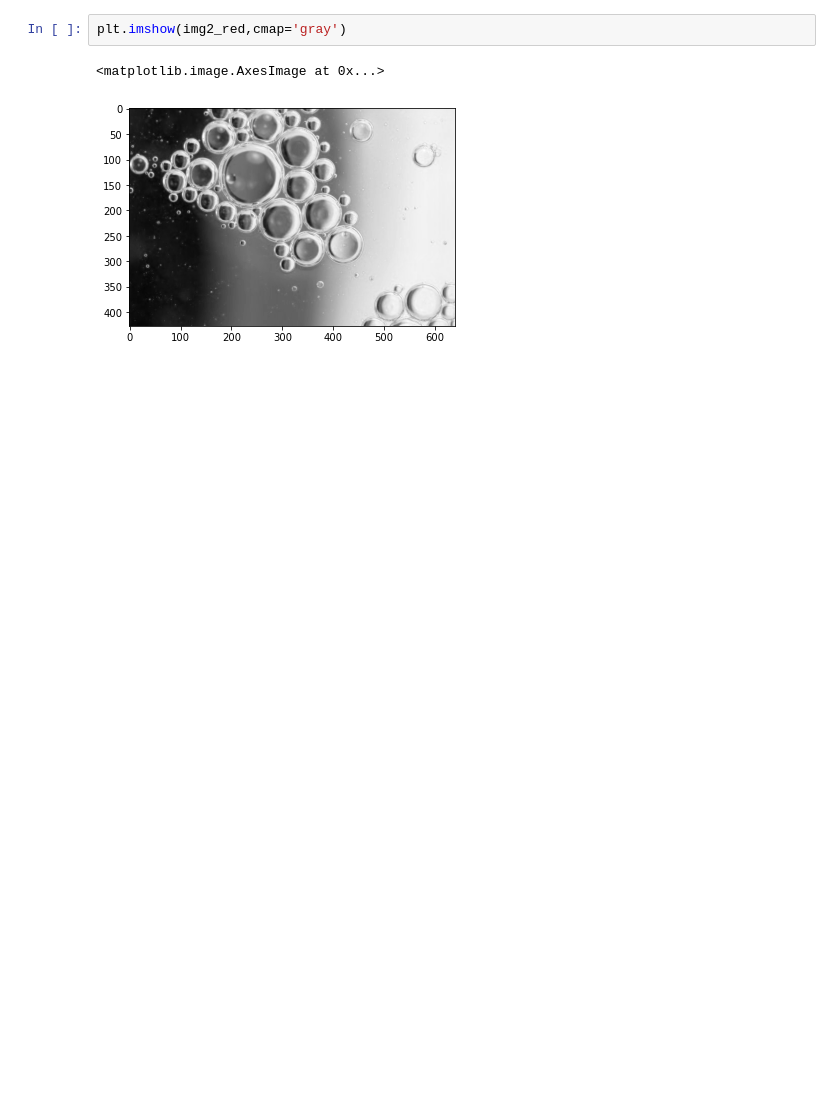
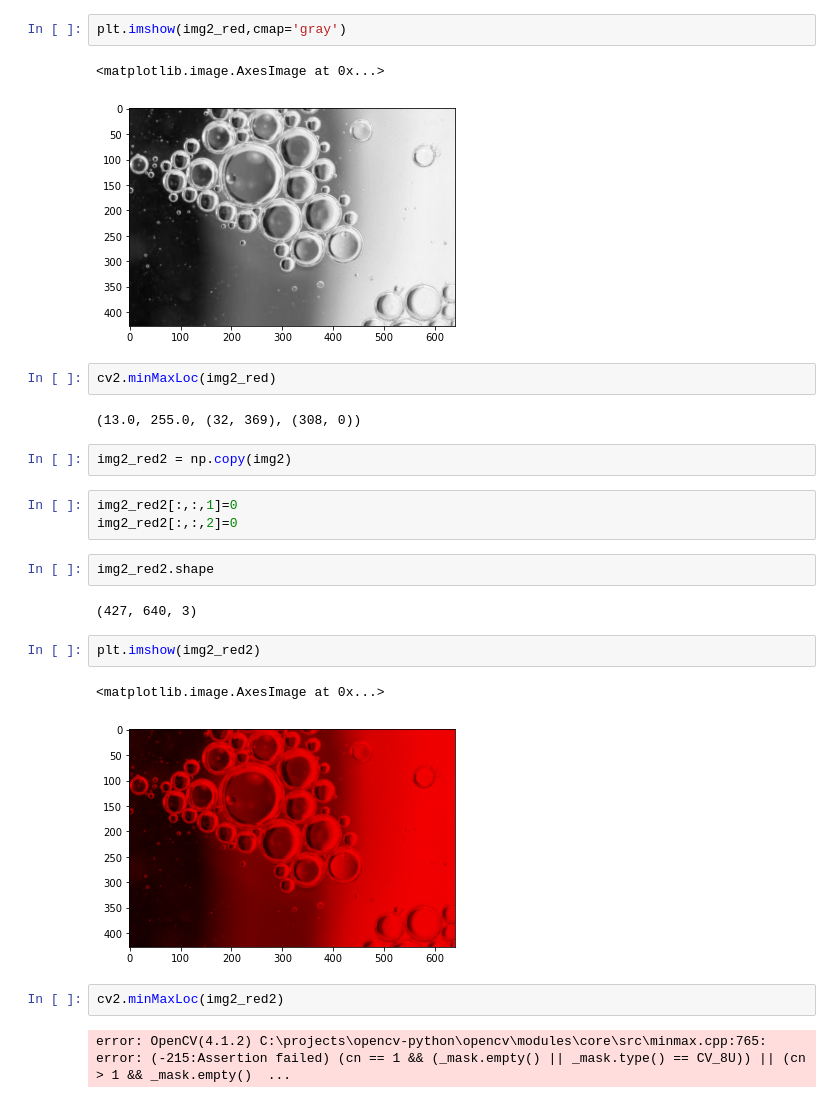
Before and after one commit to sarandara/OpenCV, a Jupyter notebook: min-max/OpenCV Min-Max.ipynb, the cells around one changed output. Drawn from its saved outputs; the diff is of its cells as text; blank space fills up the shorter version.

```diff
--- a/min-max/OpenCV Min-Max.ipynb
+++ b/min-max/OpenCV Min-Max.ipynb
@@ -218,3 +223,25 @@ plt.imshow(img2_red,cmap='gray')
 # %% [output]
 <matplotlib.image.AxesImage at 0x...>
 [figure]
+# %%
+cv2.minMaxLoc(img2_red)
+# %% [output]
+(13.0, 255.0, (32, 369), (308, 0))
+# %%
+img2_red2 = np.copy(img2)
+# %%
+img2_red2[:,:,1]=0
+img2_red2[:,:,2]=0
+# %%
+img2_red2.shape
+# %% [output]
+(427, 640, 3)
+# %%
+plt.imshow(img2_red2)
+# %% [output]
+<matplotlib.image.AxesImage at 0x...>
+[figure, added]
+# %%
+cv2.minMaxLoc(img2_red2)
+# %% [output]
+error: OpenCV(4.1.2) C:\projects\opencv-python\opencv\modules\core\src\minmax.cpp:765: error: (-215:Assertion failed) (cn == 1 && (_mask.empty() || _mask.type() == CV_8U)) || (cn > 1 && _mask.empty()  ...
```
Also changed, not shown: parts of 19 cells of this notebook.
